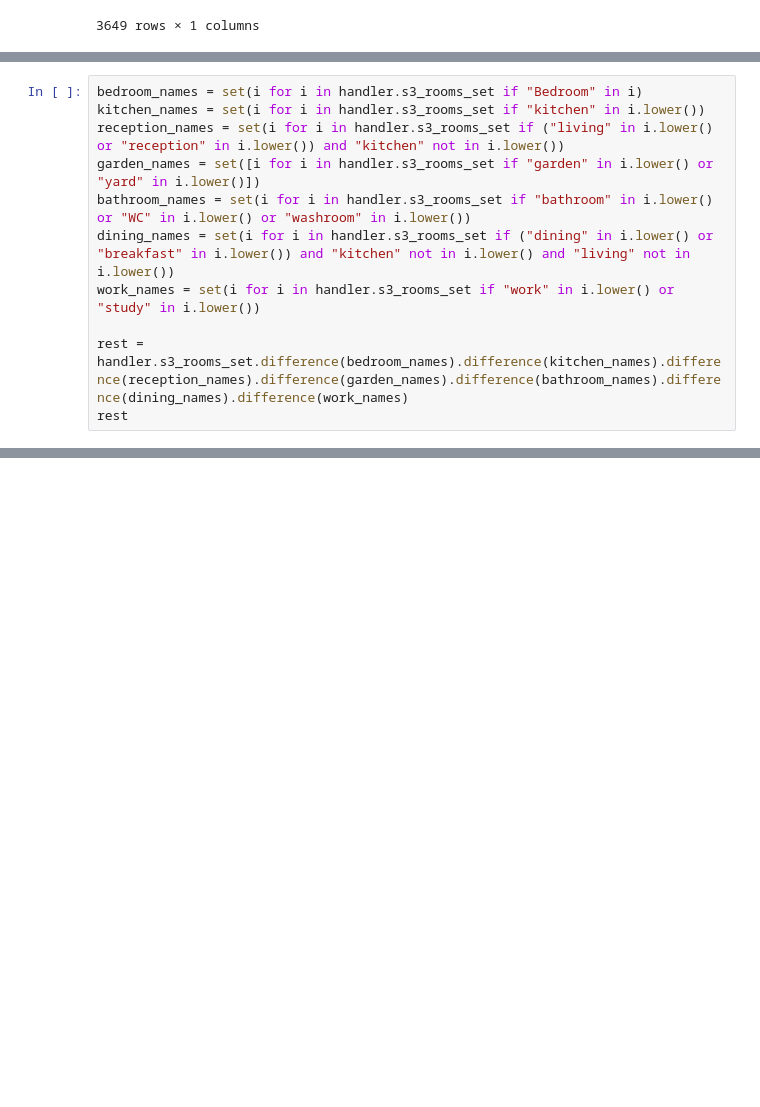
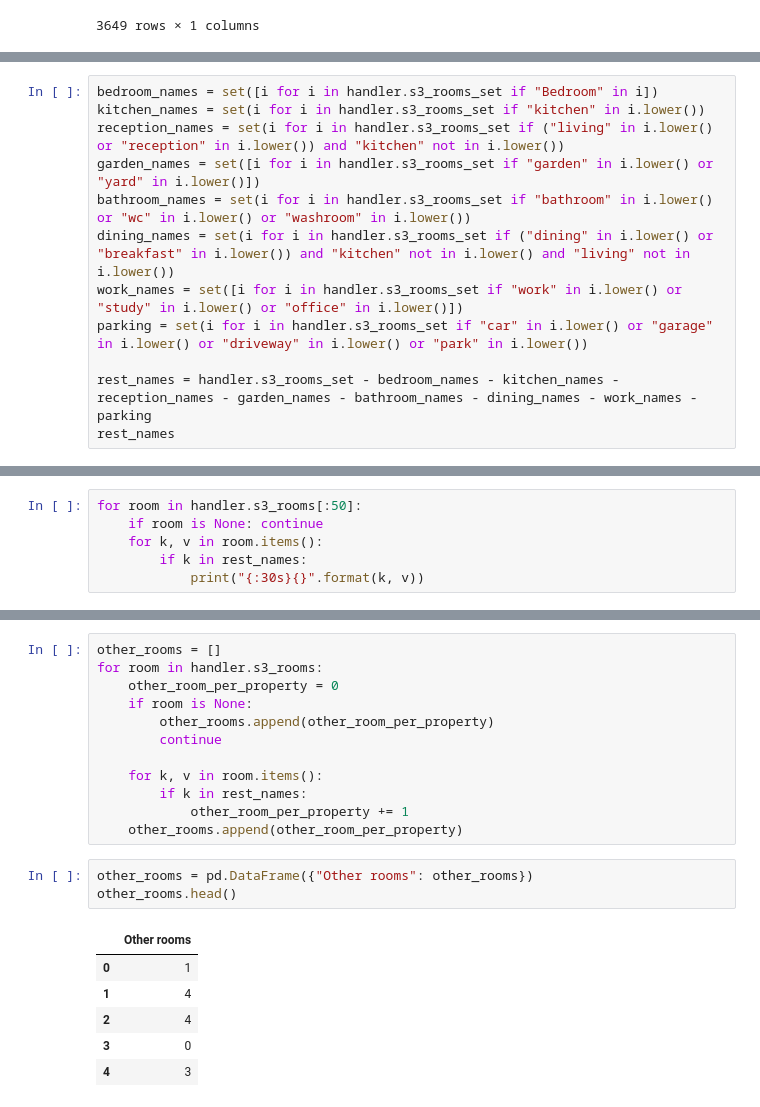
Before and after one commit to luowx0905/Individual-Project, a Jupyter notebook: sell property/read_dataset/read_property_data.ipynb, the cells around one changed output, grey strips where cells are left out. Saved outputs shown, nothing was run; the diff lists cells and outputs as text; blank space fills up the shorter version.

```diff
--- a/sell property/read_dataset/read_property_data.ipynb
+++ b/sell property/read_dataset/read_property_data.ipynb
@@ -860,14 +857,15 @@ work_spaces
 # %%
-bedroom_names = set(i for i in handler.s3_rooms_set if "Bedroom" in i)
+bedroom_names = set([i for i in handler.s3_rooms_set if "Bedroom" in i])
 kitchen_names = set(i for i in handler.s3_rooms_set if "kitchen" in i.lower())
 reception_names = set(i for i in handler.s3_rooms_set if ("living" in i.lower() or "reception" in i.lower()) and "kitchen" not in i.lower())
 garden_names = set([i for i in handler.s3_rooms_set if "garden" in i.lower() or "yard" in i.lower()])
-bathroom_names = set(i for i in handler.s3_rooms_set if "bathroom" in i.lower() or "WC" in i.lower() or "washroom" in i.lower())
+bathroom_names = set(i for i in handler.s3_rooms_set if "bathroom" in i.lower() or "wc" in i.lower() or "washroom" in i.lower())
 dining_names = set(i for i in handler.s3_rooms_set if ("dining" in i.lower() or "breakfast" in i.lower()) and "kitchen" not in i.lower() and "living" not in i.lower())
-work_names = set(i for i in handler.s3_rooms_set if "work" in i.lower() or "study" in i.lower())
+work_names = set([i for i in handler.s3_rooms_set if "work" in i.lower() or "study" in i.lower() or "office" in i.lower()])
+parking = set(i for i in handler.s3_rooms_set if "car" in i.lower() or "garage" in i.lower() or "driveway" in i.lower() or "park" in i.lower())
 
-rest = handler.s3_rooms_set.difference(bedroom_names).difference(kitchen_names).difference(reception_names).difference(garden_names).difference(bathroom_names).difference(dining_names).difference(work_names)
-rest
+rest_names = handler.s3_rooms_set - bedroom_names - kitchen_names - reception_names - garden_names - bathroom_names - dining_names - work_names - parking
+rest_names
 # %% [output]
 {'Airing Cupboard',
  'Annexe',
@@ -890,0 +887,6 @@ temp = bathrooms[bathrooms["Family Bathroom"] != 0]
+# %%
+for room in handler.s3_rooms[:50]:
+    if room is None: continue
+    for k, v in room.items():
+        if k in rest_names:
+            print("{:30s}{}".format(k, v))
@@ -890,0 +911,22 @@ temp = bathrooms[bathrooms["Family Bathroom"] != 0]
+# %%
+other_rooms = []
+for room in handler.s3_rooms:
+    other_room_per_property = 0
+    if room is None:
+        other_rooms.append(other_room_per_property)
+        continue
+
+    for k, v in room.items():
+        if k in rest_names:
+            other_room_per_property += 1
+    other_rooms.append(other_room_per_property)
+# %%
+other_rooms = pd.DataFrame({"Other rooms": other_rooms})
+other_rooms.head()
+# %% [output]
+|  | Other rooms |
+| 0 | 1 |
+| 1 | 4 |
+| 2 | 4 |
+| 3 | 0 |
+| 4 | 3 |
```
Also changed, not shown: parts of 14 cells of this notebook, 1 other file.
